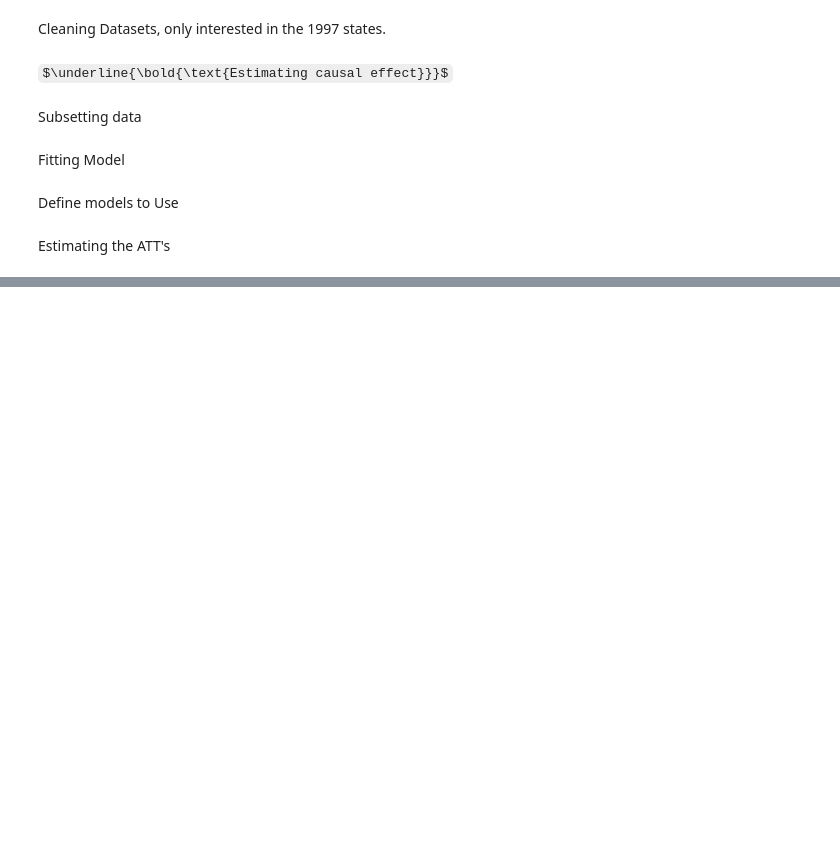
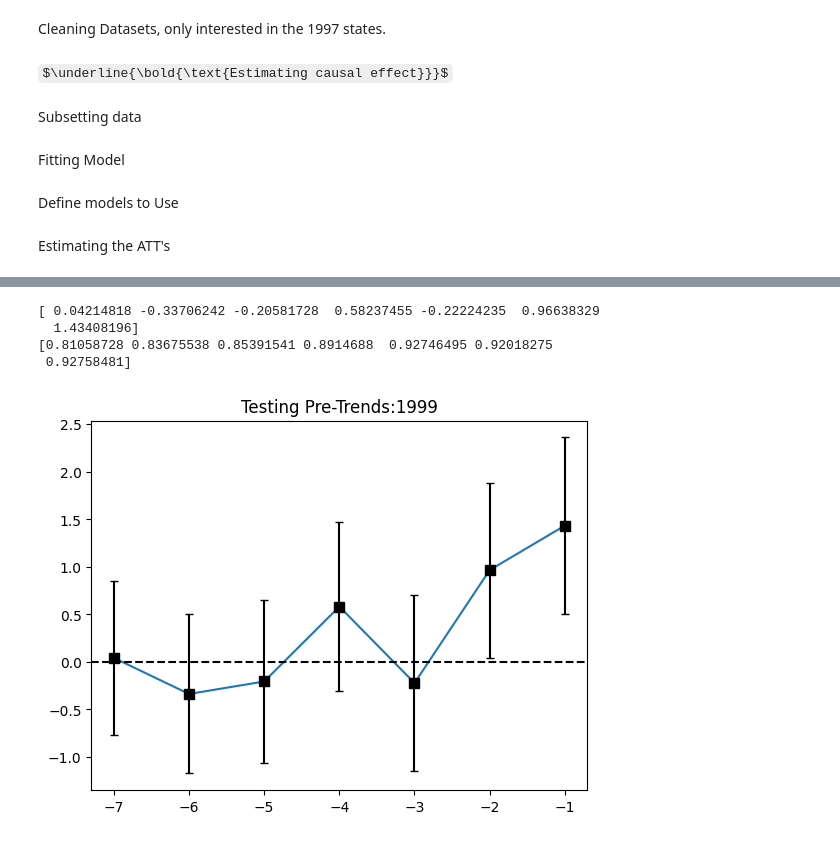
Before and after one commit to wflewis12/Causal_ML_Project, a Jupyter notebook: Estimator_DR.ipynb, the cells around one changed output, grey strips where cells are left out. Cells and saved outputs as stored; diff of their text form; code cells hidden in the pictures; some formulas as TeX source; blank space fills up the shorter version.

```diff
--- a/Estimator_DR.ipynb
+++ b/Estimator_DR.ipynb
@@ -188,17 +180,11 @@ Define models to Use
 # Works the best
 def make_Q_model():
     ''' A function that returns a general ML q model for later use in k-folding'''
-    return RandomForestClassifier(random_state=42, n_estimators=100, max_depth=5)
+    return XGBClassifier()
+    #return RandomForestClassifier(random_state=42, n_estimators=100, max_depth=5)
 
-from sklearn.linear_model import LogisticRegression
-from sklearn.pipeline import make_pipeline
-from sklearn.preprocessing import StandardScaler
-from sklearn.svm import SVC
-from xgboost import XGBClassifier
-from sklearn.neural_network import MLPClassifier
-def make_g_model():
+def make_G_model():
     return RandomForestClassifier(random_state=42, n_estimators=100, max_depth=2)
-    #return LogisticRegression(random_state=42, max_iter=200)
     #return MLPClassifier(hidden_layer_sizes=(15,),solver="adam")
 # %% [markdown]
 Estimating the ATT's
@@ -337,0 +324,7 @@ Max p:0.5096829211786733
+# %%
+# Get all states which implemented programs in that year
+plot_year = 1999
+
+new_year = ATT_event_study(plot_year, "pubonly", list_of_confounders, basic_merged, make_G_model,make_Q_model)
+
+all_years = new_year
@@ -338 +334,31 @@ Max p:0.5096829211786733
+# %%
+# Plotnine code to make plot for pre-treatment effects
+pre_treat = all_years[(all_years["year"] < plot_year) & (all_years["treat_year"] != 2006)].copy()
+
+#pre_treat["treat_year"] = pre_treat["treat_year"].replace(2006, "Never Implemented")
+
+x = np.arange(1992-plot_year, 0, 1)
+plt.plot(x, pre_treat[pre_treat["treat_year"]==plot_year]["att"], label= "g = "+ str(plot_year))
+mean_list = np.array(pre_treat[pre_treat["treat_year"]==plot_year]["att"])
+ste_list = np.array(pre_treat[pre_treat["treat_year"]==plot_year]["std"])
+print(mean_list)
+print(ste_list)
+
+for i in range(len(mean_list)):
+    plt.errorbar(x=i + 1992 - plot_year, y=mean_list[i], yerr=ste_list[i], \
+                 color="black", capsize=3, linestyle="None",\
+                marker="s", markersize=7, mfc="black", mec="black")
+#x = np.arange(-6, -1, 1)
+#plt.plot(x, pre_treat[pre_treat["treat_year"]==1998]["att"], label= "g = 1998")
+#x = np.arange(-6, -1, 1)
+#plt.plot(x, pre_treat[pre_treat["treat_year"]==1999]["att"], label= "g = 1999")
+plt.axhline(y = 0, color = 'k', linestyle = "dashed")
+plt.title("Testing Pre-Trends:" +str(plot_year) )
+plt.show()
+# %% [output]
+[ 0.04214818 -0.33706242 -0.20581728  0.58237455 -0.22224235  0.96638329
+  1.43408196]
+[0.81058728 0.83675538 0.85391541 0.8914688  0.92746495 0.92018275
+ 0.92758481]
+[figure, added]
 # %%
```
Also changed, not shown: parts of 6 cells of this notebook.
